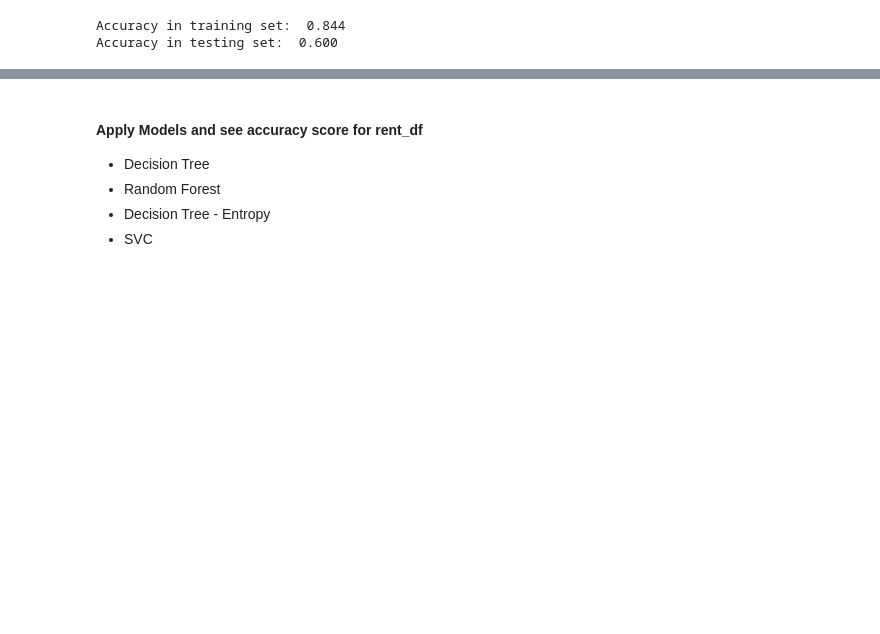
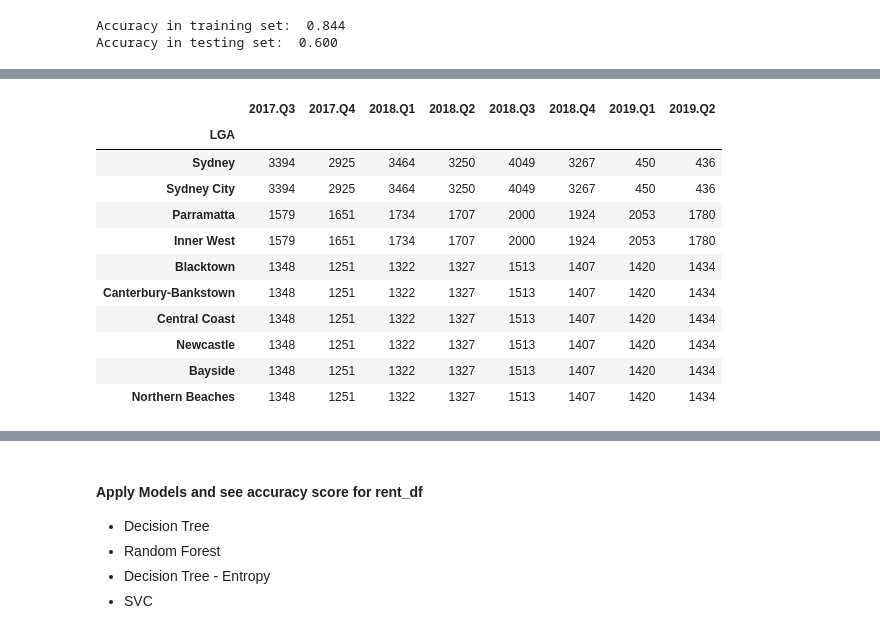
Before and after one commit to alyssa-raphaella/ITEC657_Project_GroupB, a Jupyter notebook: Rent_Data_ntbk.ipynb, the cells around one changed output, grey strips where cells are left out. Cells and saved outputs as stored; diff of their text form; code cells hidden in the pictures; blank space fills up the shorter version.

```diff
--- a/Rent_Data_ntbk.ipynb
+++ b/Rent_Data_ntbk.ipynb
@@ -330,0 +467,15 @@ Accuracy in testing set:  0.600
+# %%
+top_NB_df
+# %% [output]
+|  | 2017.Q3 | 2017.Q4 | 2018.Q1 | 2018.Q2 | 2018.Q3 | 2018.Q4 | 2019.Q1 | 2019.Q2 |
+| LGA |  |  |  |  |  |  |  |  |
+| Sydney | 3394 | 2925 | 3464 | 3250 | 4049 | 3267 | 450 | 436 |
+| Sydney City | 3394 | 2925 | 3464 | 3250 | 4049 | 3267 | 450 | 436 |
+| Parramatta | 1579 | 1651 | 1734 | 1707 | 2000 | 1924 | 2053 | 1780 |
+| Inner West | 1579 | 1651 | 1734 | 1707 | 2000 | 1924 | 2053 | 1780 |
+| Blacktown | 1348 | 1251 | 1322 | 1327 | 1513 | 1407 | 1420 | 1434 |
+| Canterbury-Bankstown | 1348 | 1251 | 1322 | 1327 | 1513 | 1407 | 1420 | 1434 |
+| Central Coast | 1348 | 1251 | 1322 | 1327 | 1513 | 1407 | 1420 | 1434 |
+| Newcastle | 1348 | 1251 | 1322 | 1327 | 1513 | 1407 | 1420 | 1434 |
+| Bayside | 1348 | 1251 | 1322 | 1327 | 1513 | 1407 | 1420 | 1434 |
+| Northern Beaches | 1348 | 1251 | 1322 | 1327 | 1513 | 1407 | 1420 | 1434 |
```
Also changed, not shown: parts of 17 cells of this notebook.
